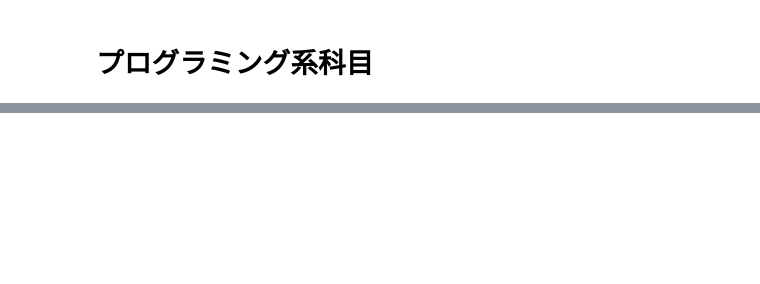
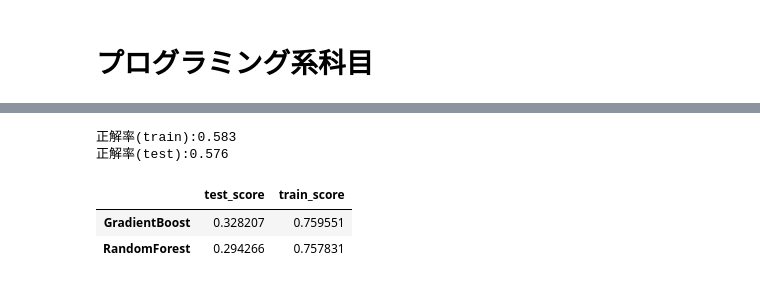
Before and after one commit to ltpdo/GradeData-MachineLearing, a Jupyter notebook: 成績データの仕分け.ipynb, the cells around one changed output, grey strips where cells are left out. Drawn from its saved outputs; the diff is of its cells as text; code cells hidden in the pictures; blank space fills up the shorter version.

```diff
--- a/成績データの仕分け.ipynb
+++ b/成績データの仕分け.ipynb
@@ -632,0 +760,20 @@ data_programing = subject_data_major[[
+# %%
+# 説明変数と目的変数
+X = data_programing_required1.drop([
+    "データ構造とアルゴリズムⅠ", "データ構造とアルゴリズムⅠ演習", "ＡＩプログラミング演習", "モバイルプログラミング演習"], axis = 1)
+y = data_programing_required1["データ構造とアルゴリズムⅠ"]
+
+# 訓練データとテストデータに分ける
+X_train, X_test, y_train, y_test = train_test_split(X, y, test_size = 0.9, random_state = 0)
+
+# 重回帰分析
+model = LinearRegression()
+model.fit(X_train, y_train)
+
+# 決定係数
+print("決定係数(train):{:.3f}".format(model.score(X_train, y_train)))
+print("決定係数(test):{:.3f}".format(model.score(X_test, y_test)))
+
+# 回帰係数と切片
+print("\n回帰係数\n{}".format(pd.Series(model.coef_, index = X.columns)))
+print("切片: {:.3f}".format(model.intercept_))
@@ -632,0 +791,31 @@ data_programing = subject_data_major[[
+# %%
+X_train, X_test, y_train, y_test = train_test_split(X, y, random_state = 0)
+
+# 決定木クラス
+model = DecisionTreeClassifier(criterion = "entropy", max_depth = 3, random_state = 0)
+model.fit(X_train, y_train)
+
+print("正解率(train):{:.3f}".format(model.score(X_train, y_train)))
+print("正解率(test):{:.3f}".format(model.score(X_test, y_test)))
+# %% [output]
+正解率(train):0.583
+正解率(test):0.576
+# %%
+# ランダムフォレストと勾配ブースティング
+models = {
+    "RandomForest" : RandomForestRegressor(random_state = 0),
+    "GradientBoost" : GradientBoostingRegressor(random_state  = 0)
+}
+
+scores = {}
+
+for model_name, model in models.items():
+  model.fit(X_train, y_train)
+  scores[(model_name, "train_score")] = model.score(X_train, y_train)
+  scores[(model_name, "test_score")] = model.score(X_test, y_test)
+
+pd.Series(scores).unstack()
+# %% [output]
+|  | test_score | train_score |
+| GradientBoost | 0.328207 | 0.759551 |
+| RandomForest | 0.294266 | 0.757831 |
```
Also changed, not shown: parts of 16 cells of this notebook.
